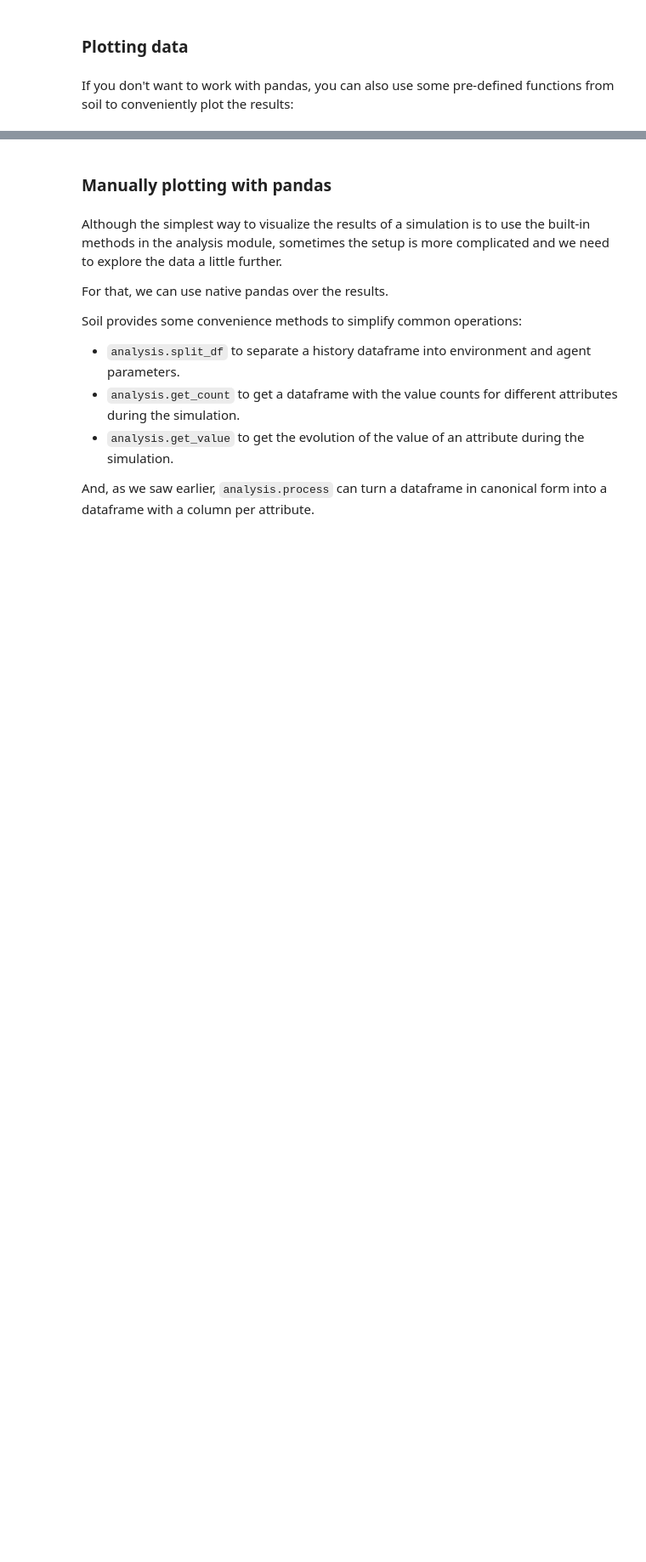
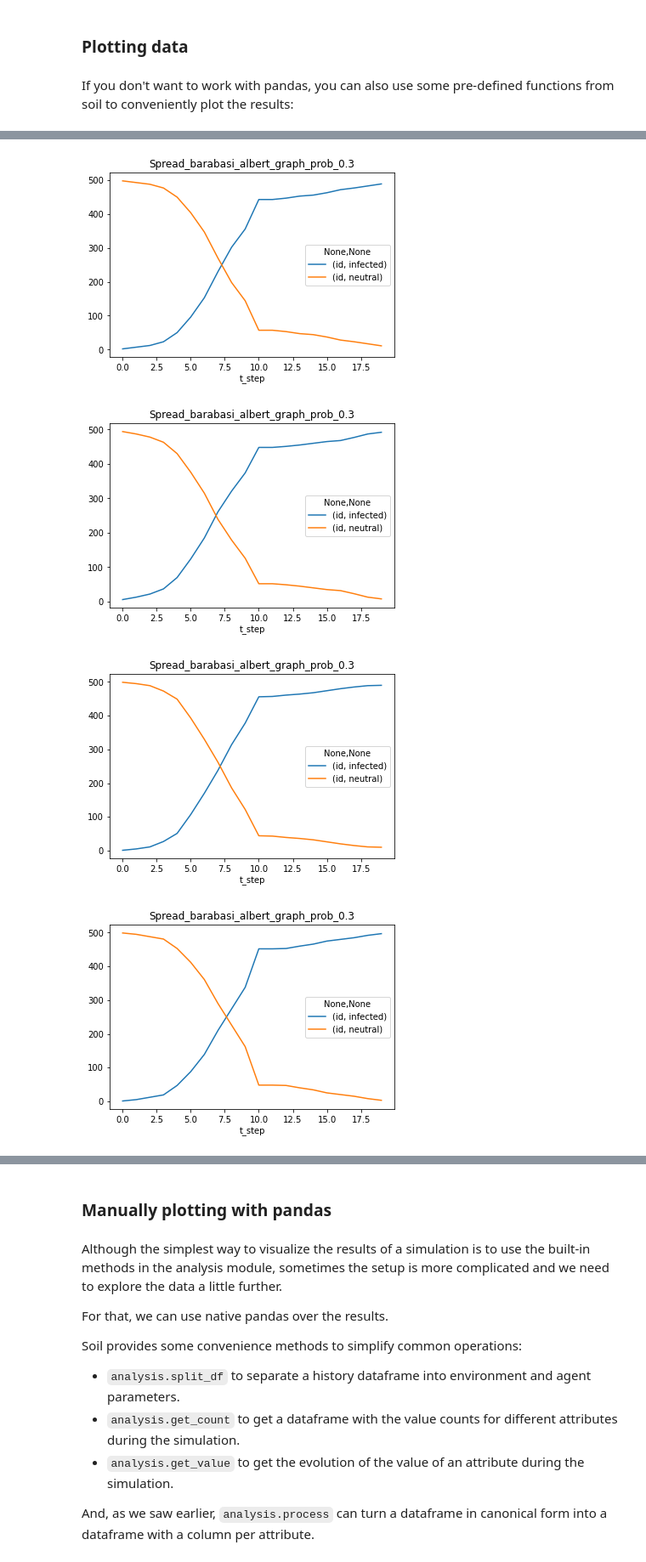
Before and after one commit to gsi-upm/soil, a Jupyter notebook: examples/tutorial/soil_tutorial.ipynb, the cells around one changed output, grey strips where cells are left out. Shown at 85% size. Drawn from its saved outputs; the diff is of its cells as text; code cells hidden in the pictures; blank space fills up the shorter version.

```diff
--- a/examples/tutorial/soil_tutorial.ipynb
+++ b/examples/tutorial/soil_tutorial.ipynb
@@ -342,2 +480,7 @@ plot_all('soil_output/Spread_barabasi_albert_graph_prob_0.0/', get_count, 'id');
 # %%
-plot_all('soil_output/Spread_barabasi*', get_count, 'id');
+analysis.plot_all('soil_output/Spread_barabasi_albert_graph_prob_0.3/', analysis.get_count, 'id');
+# %% [output]
+[figure, added]
+[figure, added]
+[figure, added]
+[figure, added]
```
Also changed, not shown: parts of 46 cells of this notebook, 28 other files.
